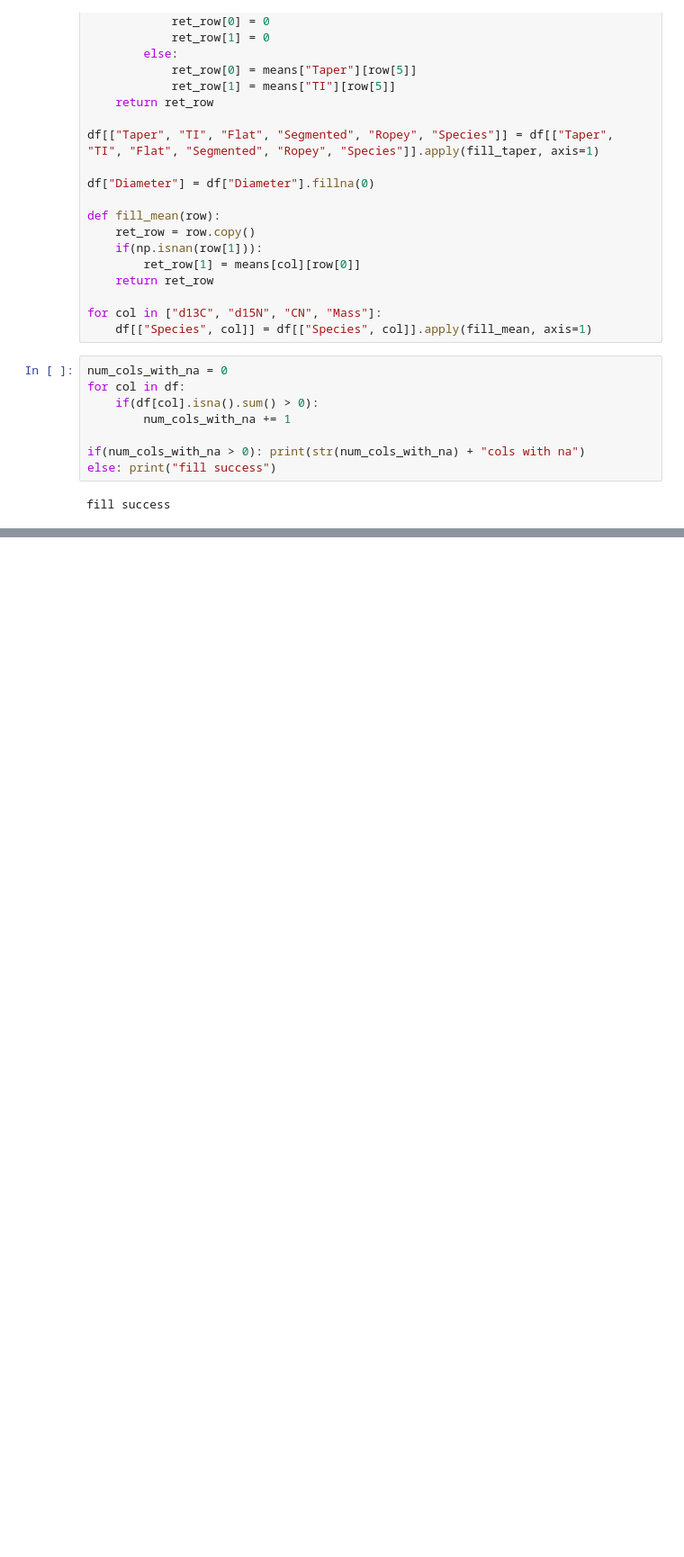
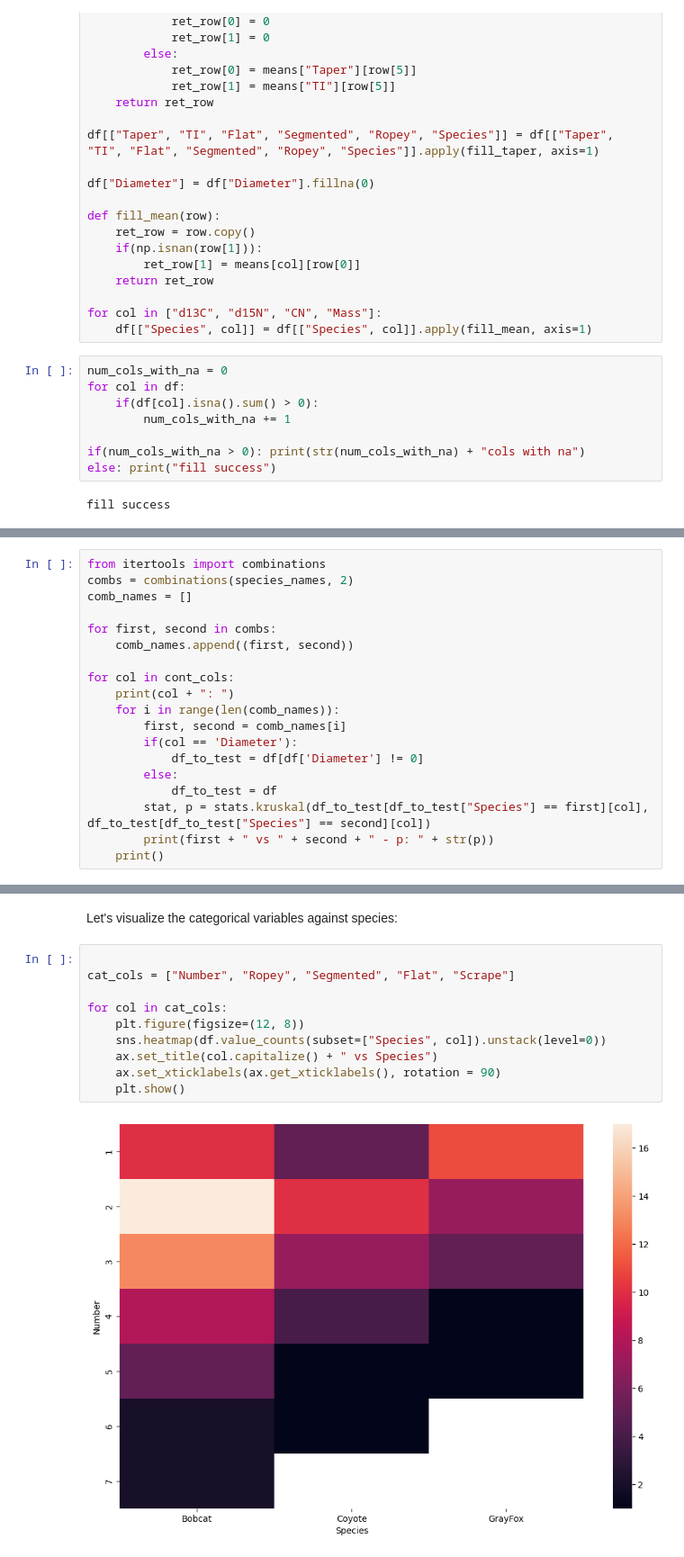
Before and after one commit to JacksonRolando/DataScience, a Jupyter notebook: 4_Assessment/rolando_lab4.ipynb, the cells around one changed output, grey strips where cells are left out. Shown at 90% size. Drawn from its saved outputs; the diff is of its cells as text; blank space fills up the shorter version.

```diff
--- a/4_Assessment/rolando_lab4.ipynb
+++ b/4_Assessment/rolando_lab4.ipynb
@@ -300,0 +342,19 @@ fill success
+# %%
+from itertools import combinations
+combs = combinations(species_names, 2)
+comb_names = []
+
+for first, second in combs:
+    comb_names.append((first, second))
+
+for col in cont_cols:
+    print(col + ": ")
+    for i in range(len(comb_names)):
+        first, second = comb_names[i]
+        if(col == 'Diameter'):
+            df_to_test = df[df['Diameter'] != 0]
+        else:
+            df_to_test = df
+        stat, p = stats.kruskal(df_to_test[df_to_test["Species"] == first][col], df_to_test[df_to_test["Species"] == second][col])
+        print(first + " vs " + second + " - p: " + str(p))
+    print()
@@ -300,0 +387,14 @@ fill success
+# %% [markdown]
+Let's visualize the categorical variables against species:
+# %%
+
+cat_cols = ["Number", "Ropey", "Segmented", "Flat", "Scrape"]
+
+for col in cat_cols:
+    plt.figure(figsize=(12, 8))
+    sns.heatmap(df.value_counts(subset=["Species", col]).unstack(level=0))
+    ax.set_title(col.capitalize() + " vs Species")
+    ax.set_xticklabels(ax.get_xticklabels(), rotation = 90)
+    plt.show()
+# %% [output]
+[figure, added]
```
Also changed, not shown: parts of 18 cells of this notebook.
